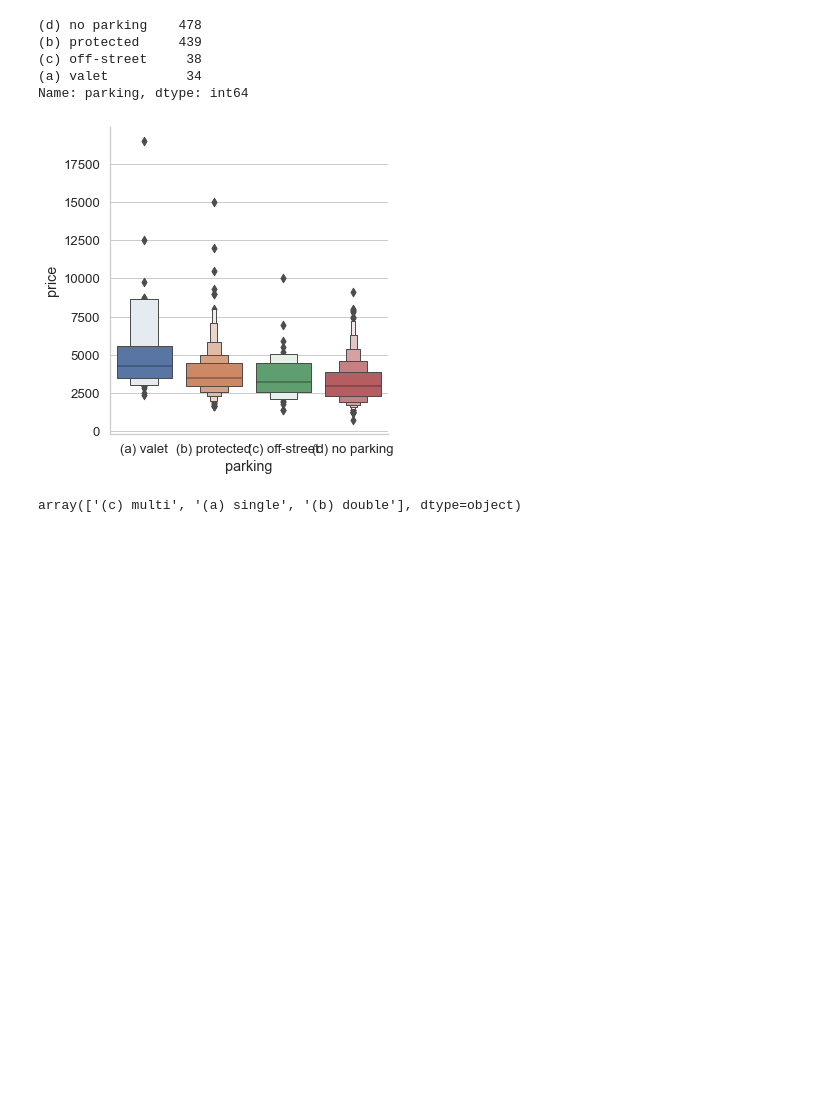
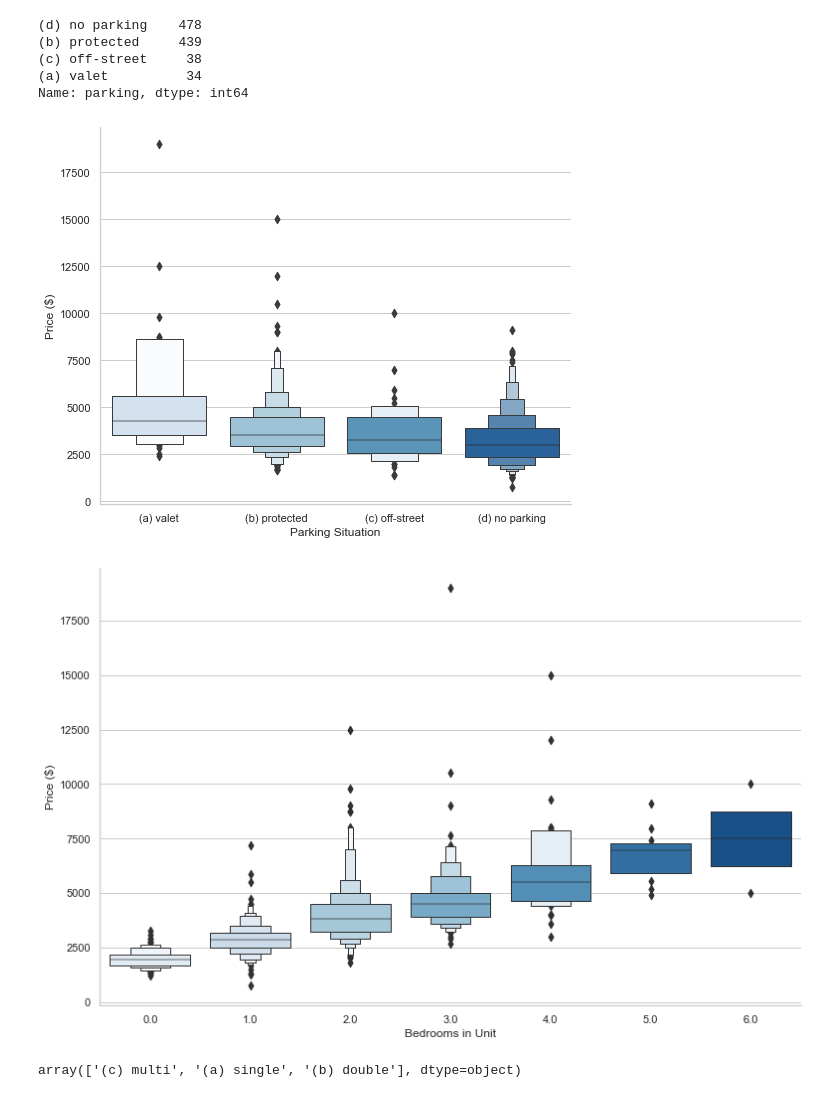
Before and after one commit to alfredjackieots/CL-housing-rent-predictions, a Jupyter notebook: scratch/regression_test.ipynb, the cells around one changed output. Cells and saved outputs as stored; diff of their text form; code cells hidden in the pictures; blank space fills up the shorter version.

```diff
--- a/scratch/regression_test.ipynb
+++ b/scratch/regression_test.ipynb
@@ -123,9 +138,22 @@ sf.parking.value_counts()
 Name: parking, dtype: int64
 # %%
 # Parking & Price
-sns.catplot(x='parking', y='price', data=sf, kind='boxen', order=['(a) valet', '(b) protected', '(c) off-street', '(d) no parking']);
+catplot = sns.catplot(x='parking', y='price', data=sf, kind='boxen', order=['(a) valet', '(b) protected', '(c) off-street', '(d) no parking'], palette='Blues')
+catplot.set(xlabel='Parking Situation', ylabel='Price ($)')
+catplot.fig.set_figwidth(8)
+catplot.fig.set_figheight(6)
+#plt.savefig('../img/parking_catplot.png');
 # %% [output]
-[figure, old version]
+[figure, new version]
+# %%
+# Parking & Price
+catplot = sns.catplot(x='beds', y='price', data=sf, kind='boxen', palette='Blues')
+catplot.set(xlabel='Bedrooms in Unit', ylabel='Price ($)')
+catplot.fig.set_figwidth(12)
+catplot.fig.set_figheight(7)
+#plt.savefig('../img/bed_catplot.png');
+# %% [output]
+[figure, added]
 # %%
 sf.housing_type.unique()
 # %% [output]
```
Also changed, not shown: parts of 5 cells of this notebook, 19 other files.
